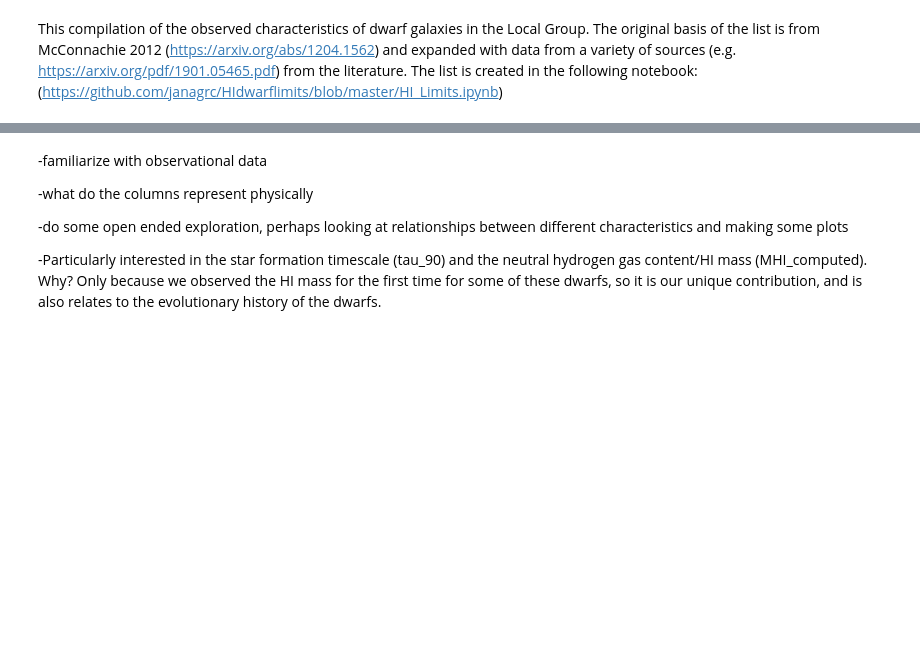
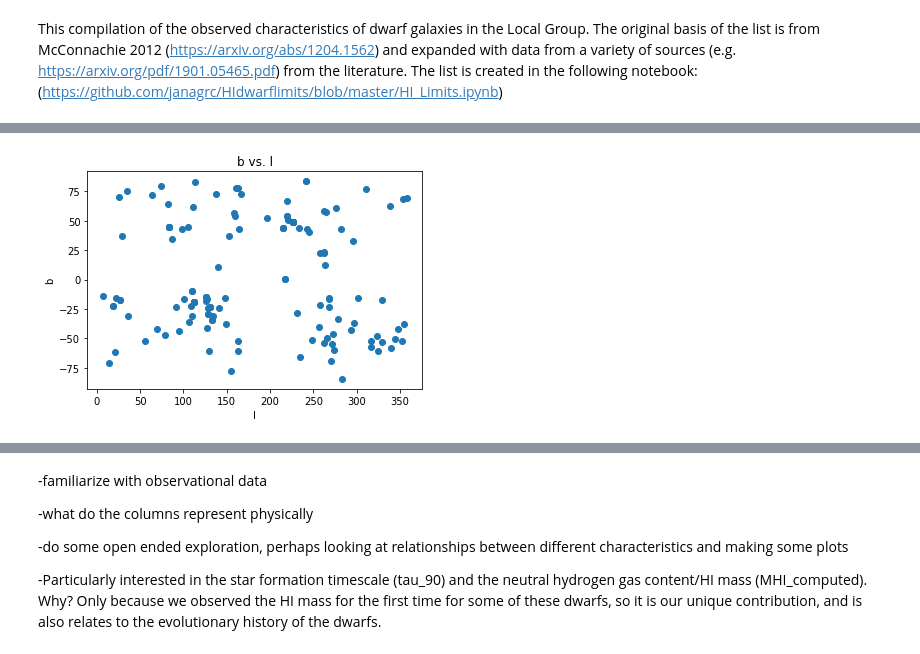
Before and after one commit to janagrc/sims2obs, a Jupyter notebook: sims2obs.ipynb, the cells around one changed output, grey strips where cells are left out. Cells and saved outputs as stored; diff of their text form; code cells hidden in the pictures; blank space fills up the shorter version.

```diff
--- a/sims2obs.ipynb
+++ b/sims2obs.ipynb
@@ -64,0 +187,11 @@ dwarfs = dwarfs.rename(columns=d)
+# %%
+def plot_scatter(x, y):
+    plt.title(y+' vs. '+x)
+    plt.xlabel(x)
+    plt.ylabel(y)
+    plt.scatter(dwarfs[x], dwarfs[y])
+    plt.show()
+# %%
+plot_scatter('l', 'b')
+# %% [output]
+[figure, added]
```
Also changed, not shown: parts of 27 cells of this notebook, 1 other file.
